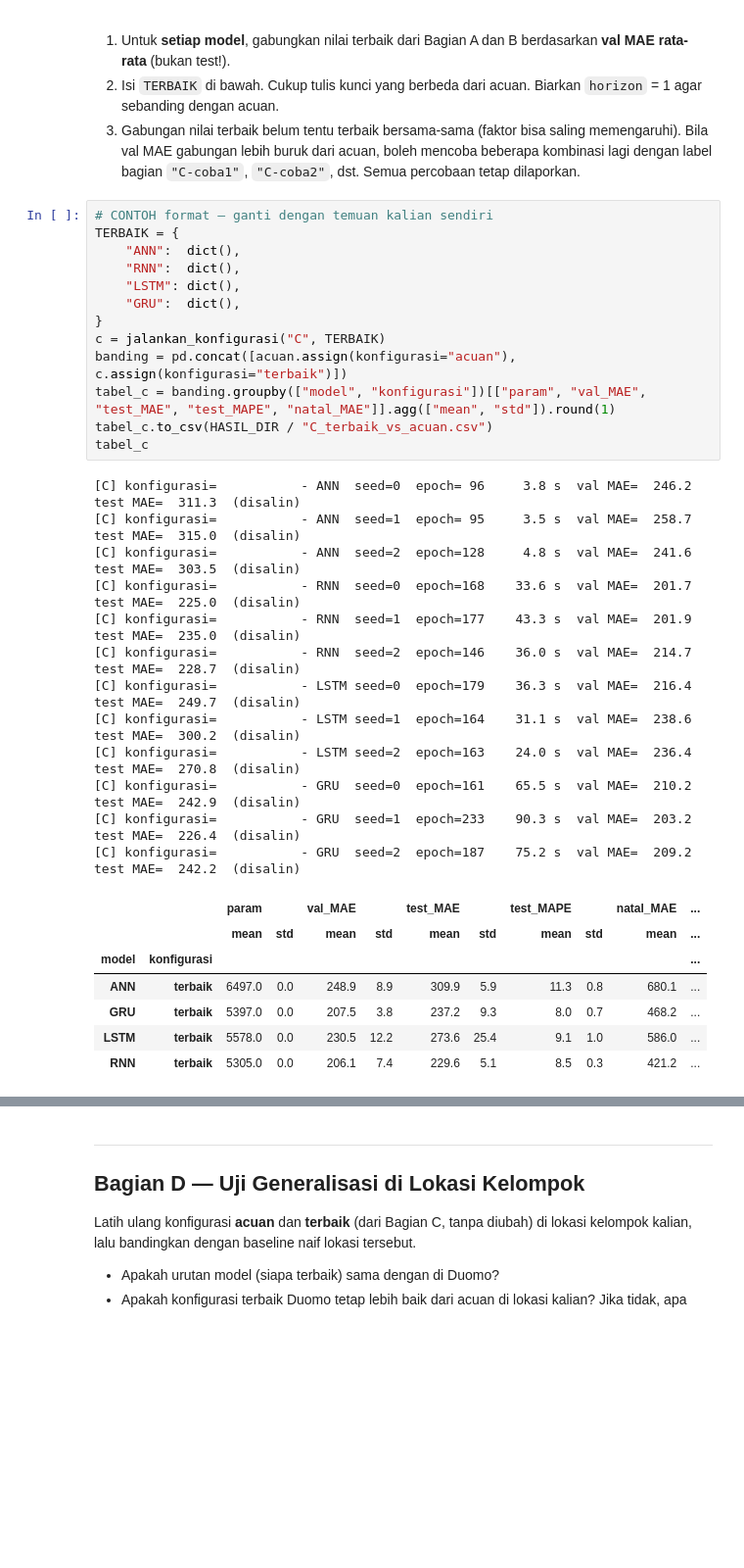
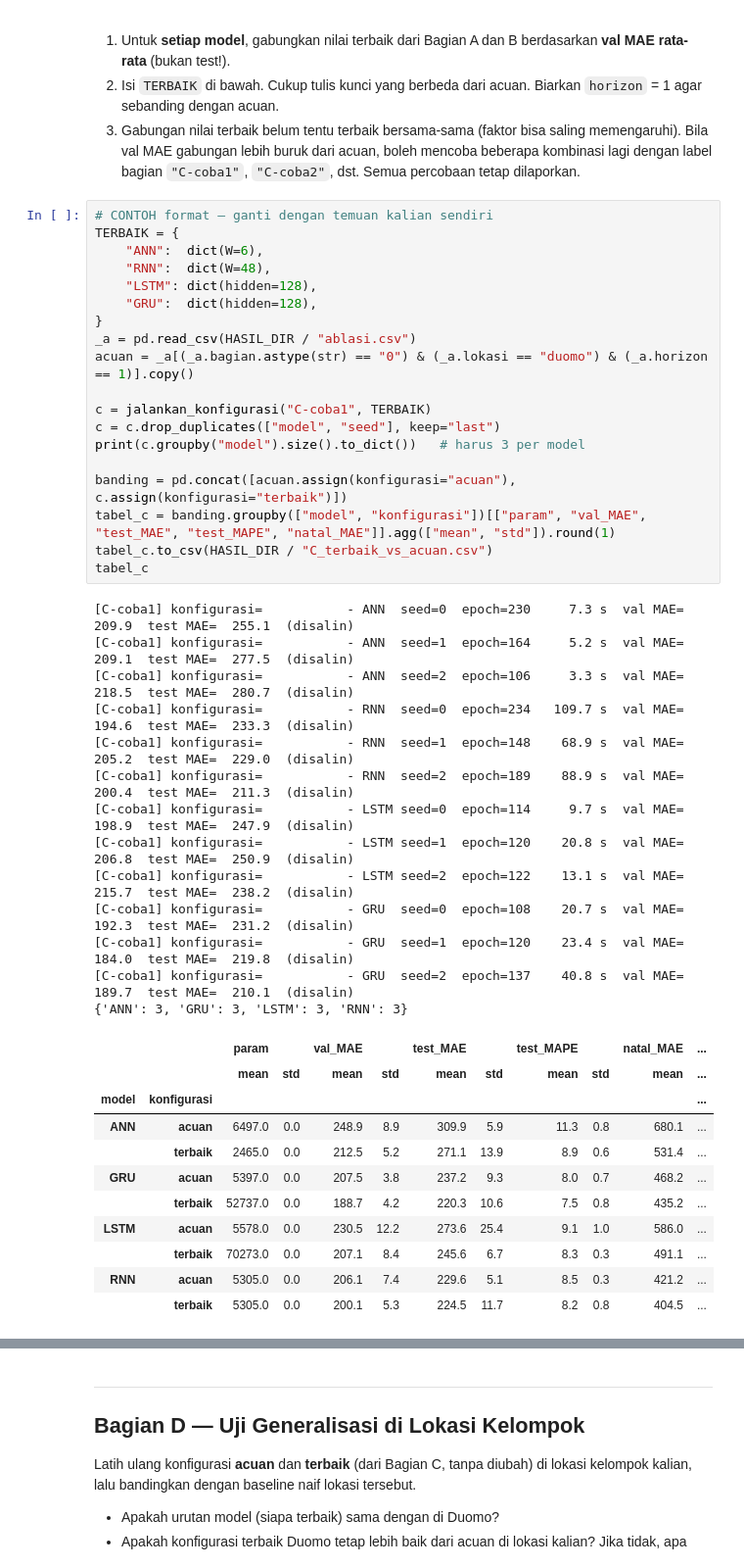
Before and after one commit to muhammad124400069-eng/Muhammad-Azriel-Patra, a Jupyter notebook: tugas_ablasi.ipynb, the cells around one changed output, grey strips where cells are left out. Shown at 98% size. Drawn from its saved outputs; the diff is of its cells as text; blank space fills up the shorter version.

```diff
--- a/tugas_ablasi.ipynb
+++ b/tugas_ablasi.ipynb
@@ -718,33 +718,44 @@ Pilih **minimal dua** faktor berikut. Hapus tanda `#` pada sel yang dipilih. Tul
 # %%
 # CONTOH format — ganti dengan temuan kalian sendiri
 TERBAIK = {
-    "ANN":  dict(),
-    "RNN":  dict(),
-    "LSTM": dict(),
-    "GRU":  dict(),
+    "ANN":  dict(W=6),
+    "RNN":  dict(W=48),
+    "LSTM": dict(hidden=128),
+    "GRU":  dict(hidden=128),
 }
-c = jalankan_konfigurasi("C", TERBAIK)
+_a = pd.read_csv(HASIL_DIR / "ablasi.csv")
+acuan = _a[(_a.bagian.astype(str) == "0") & (_a.lokasi == "duomo") & (_a.horizon == 1)].copy()
+
+c = jalankan_konfigurasi("C-coba1", TERBAIK)
+c = c.drop_duplicates(["model", "seed"], keep="last")
+print(c.groupby("model").size().to_dict())   # harus 3 per model
+
 banding = pd.concat([acuan.assign(konfigurasi="acuan"), c.assign(konfigurasi="terbaik")])
 tabel_c = banding.groupby(["model", "konfigurasi"])[["param", "val_MAE", "test_MAE", "test_MAPE", "natal_MAE"]].agg(["mean", "std"]).round(1)
 tabel_c.to_csv(HASIL_DIR / "C_terbaik_vs_acuan.csv")
 tabel_c
 # %% [output]
-[C] konfigurasi=           - ANN  seed=0  epoch= 96     3.8 s  val MAE=  246.2  test MAE=  311.3  (disalin)
-[C] konfigurasi=           - ANN  seed=1  epoch= 95     3.5 s  val MAE=  258.7  test MAE=  315.0  (disalin)
-[C] konfigurasi=           - ANN  seed=2  epoch=128     4.8 s  val MAE=  241.6  test MAE=  303.5  (disalin)
-[C] konfigurasi=           - RNN  seed=0  epoch=168    33.6 s  val MAE=  201.7  test MAE=  225.0  (disalin)
-[C] konfigurasi=           - RNN  seed=1  epoch=177    43.3 s  val MAE=  201.9  test MAE=  235.0  (disalin)
-[C] konfigurasi=           - RNN  seed=2  epoch=146    36.0 s  val MAE=  214.7  test MAE=  228.7  (disalin)
-[C] konfigurasi=           - LSTM seed=0  epoch=179    36.3 s  val MAE=  216.4  test MAE=  249.7  (disalin)
-[C] konfigurasi=           - LSTM seed=1  epoch=164    31.1 s  val MAE=  238.6  test MAE=  300.2  (disalin)
-[C] konfigurasi=           - LSTM seed=2  epoch=163    24.0 s  val MAE=  236.4  test MAE=  270.8  (disalin)
-[C] konfigurasi=           - GRU  seed=0  epoch=161    65.5 s  val MAE=  210.2  test MAE=  242.9  (disalin)
-[C] konfigurasi=           - GRU  seed=1  epoch=233    90.3 s  val MAE=  203.2  test MAE=  226.4  (disalin)
-[C] konfigurasi=           - GRU  seed=2  epoch=187    75.2 s  val MAE=  209.2  test MAE=  242.2  (disalin)
+[C-coba1] konfigurasi=           - ANN  seed=0  epoch=230     7.3 s  val MAE=  209.9  test MAE=  255.1  (disalin)
+[C-coba1] konfigurasi=           - ANN  seed=1  epoch=164     5.2 s  val MAE=  209.1  test MAE=  277.5  (disalin)
+[C-coba1] konfigurasi=           - ANN  seed=2  epoch=106     3.3 s  val MAE=  218.5  test MAE=  280.7  (disalin)
+[C-coba1] konfigurasi=           - RNN  seed=0  epoch=234   109.7 s  val MAE=  194.6  test MAE=  233.3  (disalin)
+[C-coba1] konfigurasi=           - RNN  seed=1  epoch=148    68.9 s  val MAE=  205.2  test MAE=  229.0  (disalin)
+[C-coba1] konfigurasi=           - RNN  seed=2  epoch=189    88.9 s  val MAE=  200.4  test MAE=  211.3  (disalin)
+[C-coba1] konfigurasi=           - LSTM seed=0  epoch=114     9.7 s  val MAE=  198.9  test MAE=  247.9  (disalin)
+[C-coba1] konfigurasi=           - LSTM seed=1  epoch=120    20.8 s  val MAE=  206.8  test MAE=  250.9  (disalin)
+[C-coba1] konfigurasi=           - LSTM seed=2  epoch=122    13.1 s  val MAE=  215.7  test MAE=  238.2  (disalin)
+[C-coba1] konfigurasi=           - GRU  seed=0  epoch=108    20.7 s  val MAE=  192.3  test MAE=  231.2  (disalin)
+[C-coba1] konfigurasi=           - GRU  seed=1  epoch=120    23.4 s  val MAE=  184.0  test MAE=  219.8  (disalin)
+[C-coba1] konfigurasi=           - GRU  seed=2  epoch=137    40.8 s  val MAE=  189.7  test MAE=  210.1  (disalin)
+{'ANN': 3, 'GRU': 3, 'LSTM': 3, 'RNN': 3}
 |  |  | param |  | val_MAE |  | test_MAE |  | test_MAPE |  | natal_MAE | ... |
 |  |  | mean | std | mean | std | mean | std | mean | std | mean | ... |
 | model | konfigurasi |  |  |  |  |  |  |  |  |  | ... |
-| ANN | terbaik | 6497.0 | 0.0 | 248.9 | 8.9 | 309.9 | 5.9 | 11.3 | 0.8 | 680.1 | ... |
-| GRU | terbaik | 5397.0 | 0.0 | 207.5 | 3.8 | 237.2 | 9.3 | 8.0 | 0.7 | 468.2 | ... |
-| LSTM | terbaik | 5578.0 | 0.0 | 230.5 | 12.2 | 273.6 | 25.4 | 9.1 | 1.0 | 586.0 | ... |
-| RNN | terbaik | 5305.0 | 0.0 | 206.1 | 7.4 | 229.6 | 5.1 | 8.5 | 0.3 | 421.2 | ... |
+| ANN | acuan | 6497.0 | 0.0 | 248.9 | 8.9 | 309.9 | 5.9 | 11.3 | 0.8 | 680.1 | ... |
+|  | terbaik | 2465.0 | 0.0 | 212.5 | 5.2 | 271.1 | 13.9 | 8.9 | 0.6 | 531.4 | ... |
+| GRU | acuan | 5397.0 | 0.0 | 207.5 | 3.8 | 237.2 | 9.3 | 8.0 | 0.7 | 468.2 | ... |
+|  | terbaik | 52737.0 | 0.0 | 188.7 | 4.2 | 220.3 | 10.6 | 7.5 | 0.8 | 435.2 | ... |
+| LSTM | acuan | 5578.0 | 0.0 | 230.5 | 12.2 | 273.6 | 25.4 | 9.1 | 1.0 | 586.0 | ... |
+|  | terbaik | 70273.0 | 0.0 | 207.1 | 8.4 | 245.6 | 6.7 | 8.3 | 0.3 | 491.1 | ... |
+| RNN | acuan | 5305.0 | 0.0 | 206.1 | 7.4 | 229.6 | 5.1 | 8.5 | 0.3 | 421.2 | ... |
+|  | terbaik | 5305.0 | 0.0 | 200.1 | 5.3 | 224.5 | 11.7 | 8.2 | 0.8 | 404.5 | ... |
```
Also changed, not shown: parts of 8 cells of this notebook, 12 other files.
